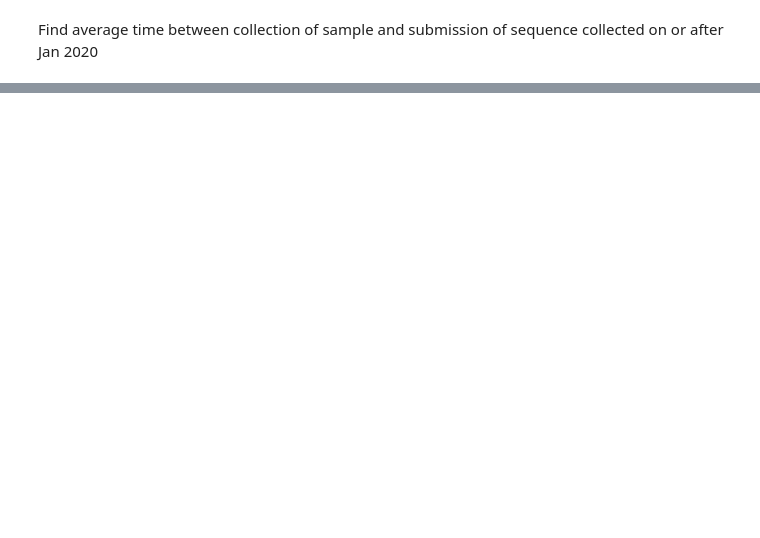
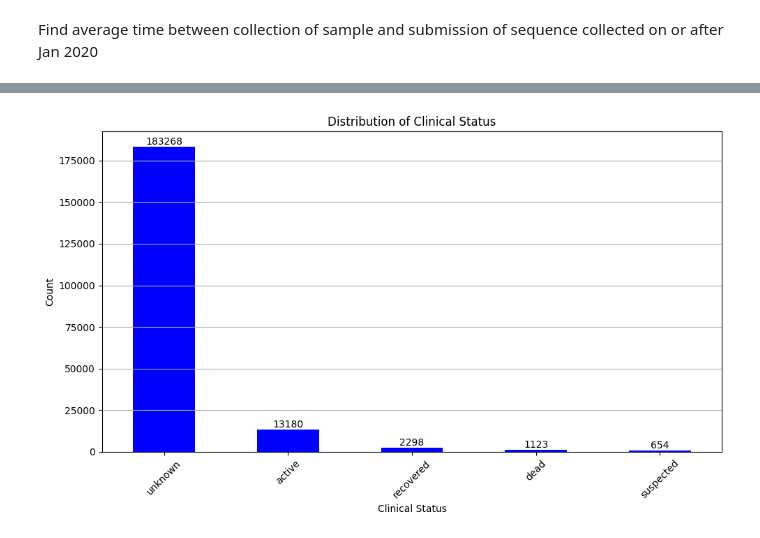
Before and after one commit to ASudu/EpiCoV_Summer25, a Jupyter notebook: src/epicov_2020.ipynb, the cells around one changed output, grey strips where cells are left out. Saved outputs shown, nothing was run; the diff lists cells and outputs as text; code cells hidden in the pictures; blank space fills up the shorter version.

```diff
--- a/src/epicov_2020.ipynb
+++ b/src/epicov_2020.ipynb
@@ -930,0 +1659,4 @@ index =
+# %%
+sign = -1 if df_merged["log_num_entries_per_lakh"].min() < 0 else 1
+df_merged["log_num_entries_per_lakh"] = df_merged["log_num_entries_per_lakh"] + (df_merged["log_num_entries_per_lakh"].min() * sign)
+df_merged["log_num_entries_per_lakh"].describe()
@@ -930,0 +1723,10 @@ index =
+# %%
+df_merged["sex_m_per_lakh"], df_merged["sex_f_per_lakh"], df_merged["sex_u_per_lakh"] = float('nan'), float('nan'), float('nan')
+
+for i, row in df_merged.iterrows():
+    country = row["country"]
+    if country in df1["country"].values:
+        # Calculate
+        df_merged.loc[i, "sex_m_per_lakh"] = (df1[(df1["country"] == country) & (df1["Gender"] == "Male")].shape[0])/(row[f"population_{YEAR}"] / 1e5)
+        df_merged.loc[i, "sex_f_per_lakh"] = (df1[(df1["country"] == country) & (df1["Gender"] == "Female")].shape[0])/(row[f"population_{YEAR}"] / 1e5)
+        df_merged.loc[i, "sex_u_per_lakh"] = (df1[(df1["country"] == country) & (df1["Gender"] == "unknown")].shape[0])/(row[f"population_{YEAR}"] / 1e5)
@@ -930,0 +2066,33 @@ index =
+# %%
+for i, row in df1.iterrows():
+    # Clinical status
+    if row["clinical_status"] == "recovered?":
+        df1.at[i, "clinical_status"] = "recovered"
+
+    # Hospitalized status
+    if row["hospitalization_status"] in ["usually yes - requires higher level of care", "usually yes", "yes by default"]:
+        df1.at[i, "hospitalization_status"] = "yes"
+    elif row["hospitalization_status"] == "ususally no":
+        df1.at[i, "hospitalization_status"] = "no"
+
+    # Severity
+    if row["severity"] == "likely severe?":
+        df1.at[i, "severity"] = "severe"
+    elif row["severity"] == "unknown - need +RNA to confirm":
+        df1.at[i, "severity"] = "unknown"
+# %%
+df1["clinical_status"].value_counts().plot(kind='bar', figsize=(10, 6), color='blue')
+# Annotate the bars
+ax = plt.gca()
+for p in ax.patches:
+    ax.annotate(str(int(p.get_height())), (p.get_x() + p.get_width() / 2, p.get_height()),
+                ha='center', va='bottom', fontsize=10)
+plt.xlabel('Clinical Status')
+plt.ylabel('Count')
+plt.title('Distribution of Clinical Status')
+plt.xticks(rotation=45)
+plt.tight_layout()
+plt.grid(axis='y')
+plt.show()
+# %% [output]
+[figure, added]
```
Also changed, not shown: parts of 152 cells of this notebook, 19 other files.
